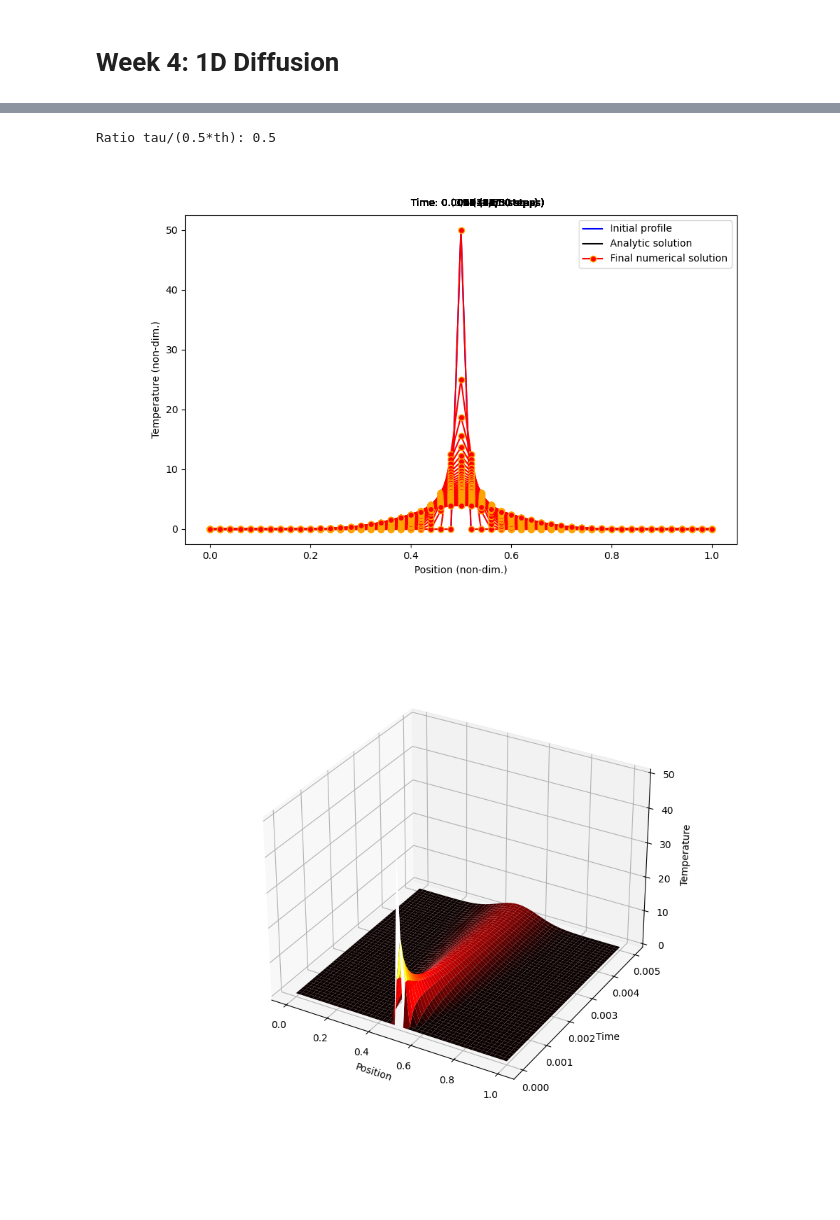
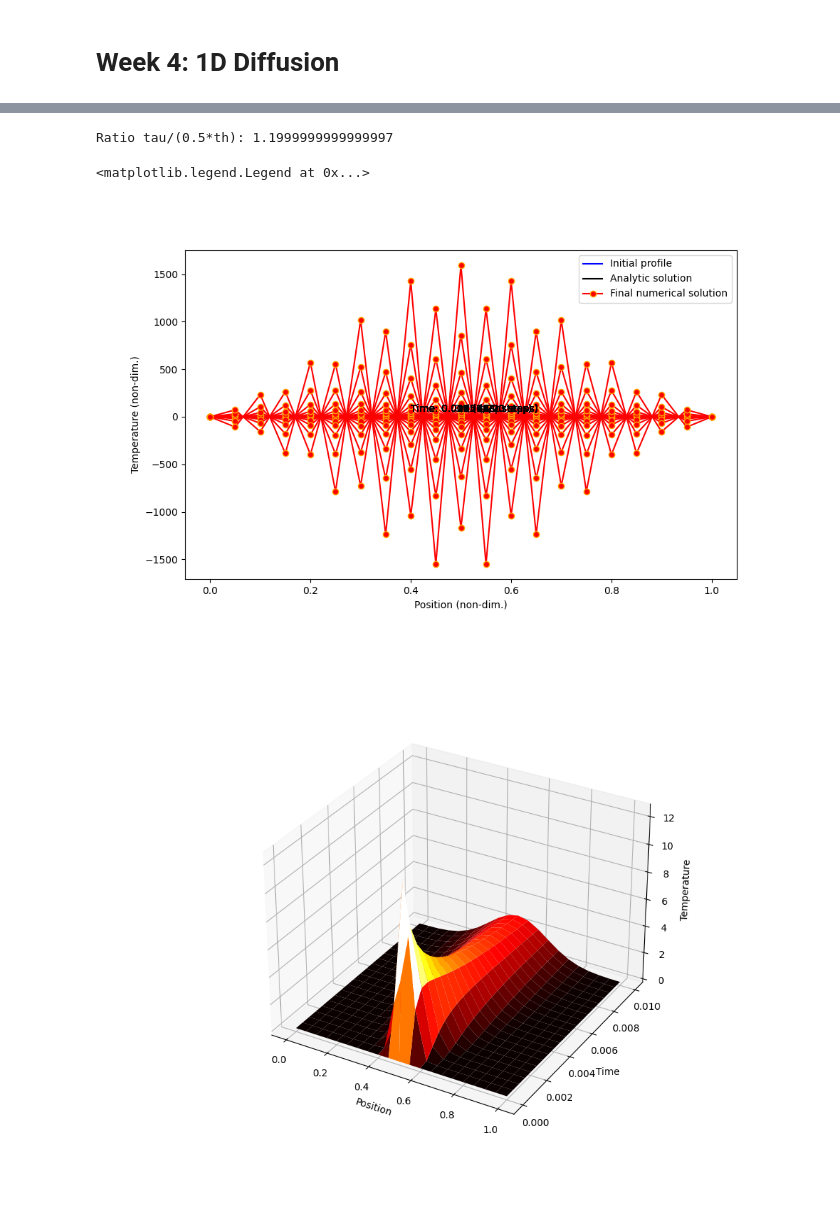
Before and after one commit to shigneedmeds/ComputationalPhysicsPython, a Jupyter notebook: diffusion_ftcs.ipynb, the cells around one changed output, grey strips where cells are left out. Cells and saved outputs as stored; diff of their text form; code cells hidden in the pictures.

```diff
--- a/diffusion_ftcs.ipynb
+++ b/diffusion_ftcs.ipynb
@@ -6,7 +6,7 @@ import matplotlib.pyplot as plt
 from mpl_toolkits.mplot3d import Axes3D
 import matplotlib.animation as animation
 # %%
-def diffusion_ftcs(tau, h, numsteps):
+def diffusion_ftcs(tau, h, numSteps):
     # Solve the 1-D diffusion equation for an initial spike profile
     # with Dirichlet conditions using FTCS, in a matrix formulation
 
@@ -66,4 +66,4 @@ def diffusion_ftcs(tau, h, numsteps):
         # Record T(x,t) matrix for visualization
         temp_xt[n+1, :] = temp.flatten()
 
-    return x, temp0, temp_an_array, temp_xt, time
+    return x, temp0, temp_an_array, temp_xt, time, A
@@ -70,12 +126,15 @@ def diffusion_ftcs(tau, h, numsteps):
 # %%
 # Number of time steps
-numSteps = 50
+numSteps = 20
+
+f = [0.2, 0.45, 0.5, 0.6]
 
 # Time step and spatial step
-tau = 1e-4
-h = 0.02
+h = 0.05
+kappa = 1
+tau = f[3]*h*h
 
-x, temp0, temp_an_array, temp_numeric, time = diffusion_ftcs(tau, h, numSteps)
+x, temp0, temp_an_array, temp_numeric, time, _ = diffusion_ftcs(tau, h, numSteps)
 
 #-------------------------------------------------------------------------------
 # Plot the results as an animation
@@ -83,39 +142,41 @@ x, temp0, temp_an_array, temp_numeric, time = diffusion_ftcs(tau, h, numSteps)
 %matplotlib widget
 # This enables interactive mode; uncomment and run the following line to go back to static:
 # %matplotlib inline
 
 # Set up figure
 fig, ax = plt.subplots(figsize=(10, 6))
 ax.set_xlabel('t')
 ax.set_ylabel('x')
 
 # Plot initial profile
 ax.plot(x, temp0, '-', color='b', linewidth=1.5, label='Initial profile')
 
 # Plot analytic solution
 plt.plot(x, temp_an_array[-1, :], 'k-', linewidth=1.5, label='Analytic solution')
 
 # Plot the numerical solutions interactively
 artists = []
 
 for i in range(numSteps+1):
 
     label = 'Final numerical solution' if i == numSteps - 1 else None
 
-    plot, = ax.plot(x, temp_numeric[i, :], 'ro-', markeredgecolor='orange', label=label)
+    plot, = ax.plot(x, temp_numeric[i, :] - temp_an_array[i, :], 'ro-', markeredgecolor='orange', label=label)
 
-    title = ax.text(0.4, 54, f'Time: {i*tau:.2g} ({i}/50 steps)')
+    title = ax.text(0.4, 54, f'Time: {i*tau:.2g} ({i}/20 steps)')
 
     artists.append([plot, title])
 
-ani = animation.ArtistAnimation(fig=fig, artists=artists, interval=300, repeat=False)
+ani = animation.ArtistAnimation(fig=fig, artists=artists, interval=500, repeat=False)
 
 ax.set_xlabel('Position (non-dim.)')
 ax.set_ylabel('Temperature (non-dim.)')
-ax.legend();
+ax.legend()
+a
 # %% [output]
-Ratio tau/(0.5*th): 0.5
+Ratio tau/(0.5*th): 1.1999999999999997
+<matplotlib.legend.Legend at 0x...>
-[figure, old version]
+[figure, new version]
 # %%
 #-------------------------------------------------------------------------------
 # Visualization of temperature versus position and time as a 3d surface plot
@@ -125,7 +186,7 @@ ax = fig.add_subplot(111, projection='3d')
 
 # Create a 3D surface plot
 X, T = np.meshgrid(x.flatten(), time)
-surf = ax.plot_surface(X, T, temp_numeric, cmap='hot', rstride=1, cstride=1)
+surf = ax.plot_surface(X, T, temp_an_array, cmap='hot', rstride=1, cstride=1)
 
 ax.set_xlabel('Position')
 ax.set_ylabel('Time')
@@ -133,4 +194,4 @@ ax.set_zlabel('Temperature')
 
 plt.show()
 # %% [output]
-[figure, old version]
+[figure, new version]
```
Also changed, not shown: parts of 4 cells of this notebook.
